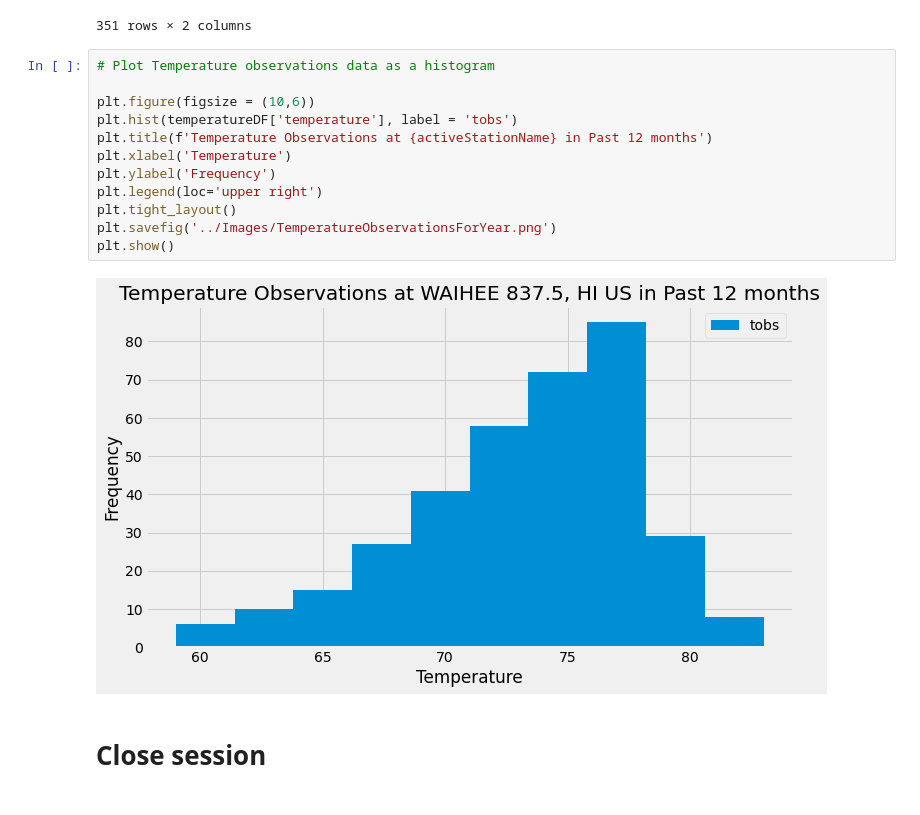
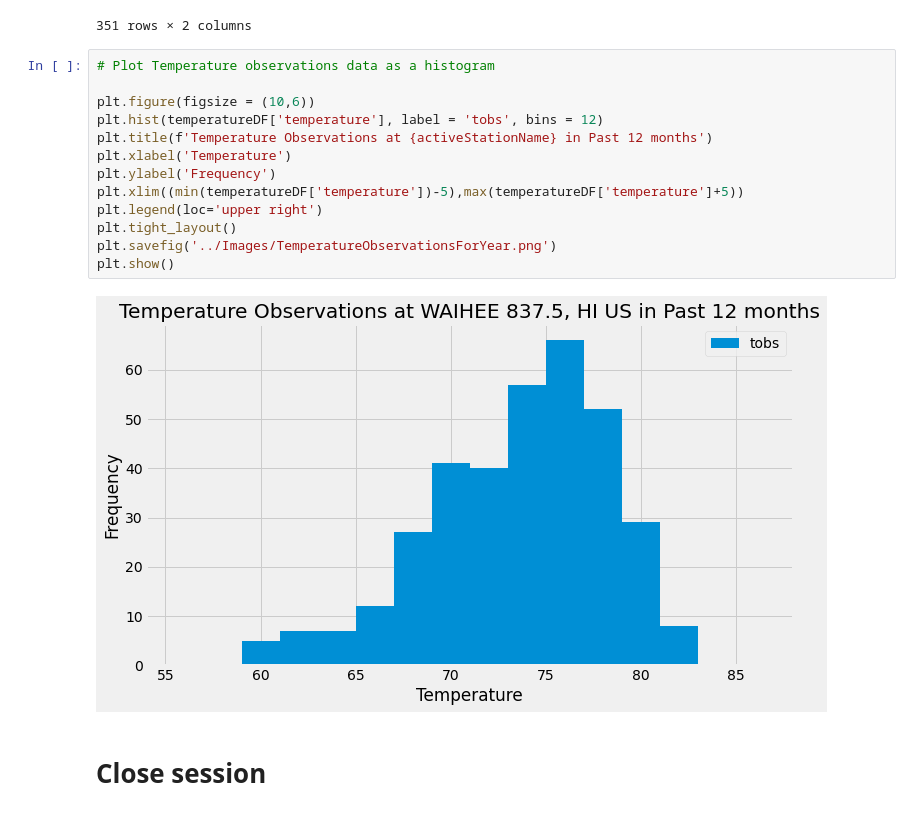
Before and after one commit to skesamsetty/sqlalchemy-challenge, a Jupyter notebook: Code/climate_starter.ipynb, the cells around one changed output. Cells and saved outputs as stored; diff of their text form.

```diff
--- a/Code/climate_starter.ipynb
+++ b/Code/climate_starter.ipynb
@@ -234,17 +234,18 @@ temperatureDF
 # %%
 # Plot Temperature observations data as a histogram
 
 plt.figure(figsize = (10,6))
-plt.hist(temperatureDF['temperature'], label = 'tobs')
+plt.hist(temperatureDF['temperature'], label = 'tobs', bins = 12)
 plt.title(f'Temperature Observations at {activeStationName} in Past 12 months')
 plt.xlabel('Temperature')
 plt.ylabel('Frequency')
+plt.xlim((min(temperatureDF['temperature'])-5),max(temperatureDF['temperature']+5))
 plt.legend(loc='upper right')
 plt.tight_layout()
 plt.savefig('../Images/TemperatureObservationsForYear.png')
 plt.show()
 # %% [output]
-[figure, old version]
+[figure, new version]
 # %% [markdown]
 # Close session
 # %%
```
Also changed, not shown: parts of 1 cell of this notebook, 2 other files.
